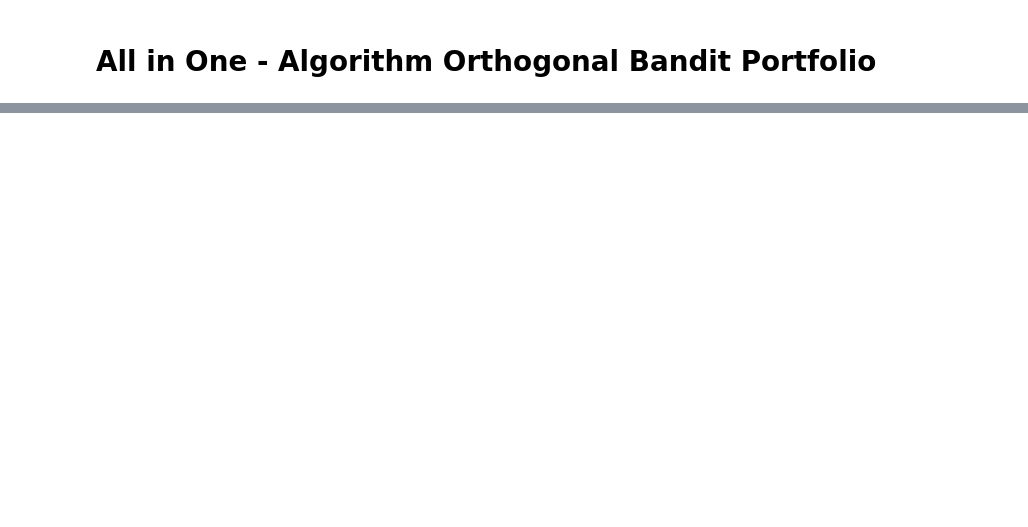
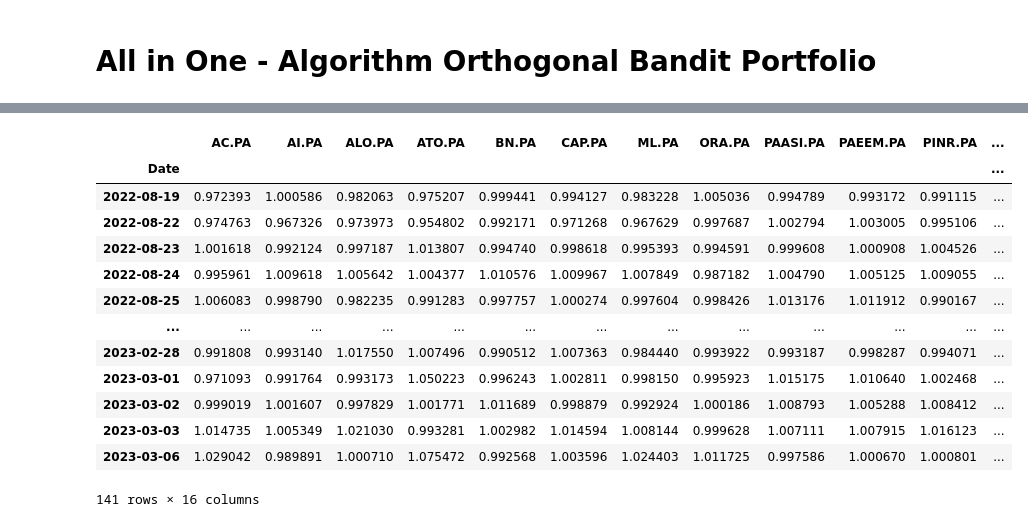
Before and after one commit to eptrn/Bandit-Algorithms, a Jupyter notebook: Bandit Orthogonal Portfolio.ipynb, the cells around one changed output, grey strips where cells are left out. Saved outputs shown, nothing was run; the diff lists cells and outputs as text; code cells hidden in the pictures; blank space fills up the shorter version.

```diff
--- a/Bandit Orthogonal Portfolio.ipynb
+++ b/Bandit Orthogonal Portfolio.ipynb
@@ -236,0 +243,17 @@ We observe a huge gap in weights over time ! high cost of short selling such qua
+# %%
+hist_returns
+# %% [output]
+|  | AC.PA | AI.PA | ALO.PA | ATO.PA | BN.PA | CAP.PA | ML.PA | ORA.PA | PAASI.PA | PAEEM.PA | PINR.PA | ... |
+| Date |  |  |  |  |  |  |  |  |  |  |  | ... |
+| 2022-08-19 | 0.972393 | 1.000586 | 0.982063 | 0.975207 | 0.999441 | 0.994127 | 0.983228 | 1.005036 | 0.994789 | 0.993172 | 0.991115 | ... |
+| 2022-08-22 | 0.974763 | 0.967326 | 0.973973 | 0.954802 | 0.992171 | 0.971268 | 0.967629 | 0.997687 | 1.002794 | 1.003005 | 0.995106 | ... |
+| 2022-08-23 | 1.001618 | 0.992124 | 0.997187 | 1.013807 | 0.994740 | 0.998618 | 0.995393 | 0.994591 | 0.999608 | 1.000908 | 1.004526 | ... |
+| 2022-08-24 | 0.995961 | 1.009618 | 1.005642 | 1.004377 | 1.010576 | 1.009967 | 1.007849 | 0.987182 | 1.004790 | 1.005125 | 1.009055 | ... |
+| 2022-08-25 | 1.006083 | 0.998790 | 0.982235 | 0.991283 | 0.997757 | 1.000274 | 0.997604 | 0.998426 | 1.013176 | 1.011912 | 0.990167 | ... |
+| ... | ... | ... | ... | ... | ... | ... | ... | ... | ... | ... | ... | ... |
+| 2023-02-28 | 0.991808 | 0.993140 | 1.017550 | 1.007496 | 0.990512 | 1.007363 | 0.984440 | 0.993922 | 0.993187 | 0.998287 | 0.994071 | ... |
+| 2023-03-01 | 0.971093 | 0.991764 | 0.993173 | 1.050223 | 0.996243 | 1.002811 | 0.998150 | 0.995923 | 1.015175 | 1.010640 | 1.002468 | ... |
+| 2023-03-02 | 0.999019 | 1.001607 | 0.997829 | 1.001771 | 1.011689 | 0.998879 | 0.992924 | 1.000186 | 1.008793 | 1.005288 | 1.008412 | ... |
+| 2023-03-03 | 1.014735 | 1.005349 | 1.021030 | 0.993281 | 1.002982 | 1.014594 | 1.008144 | 0.999628 | 1.007111 | 1.007915 | 1.016123 | ... |
+| 2023-03-06 | 1.029042 | 0.989891 | 1.000710 | 1.075472 | 0.992568 | 1.003596 | 1.024403 | 1.011725 | 0.997586 | 1.000670 | 1.000801 | ... |
+141 rows × 16 columns
```
Also changed, not shown: parts of 16 cells of this notebook, 1 other file.
